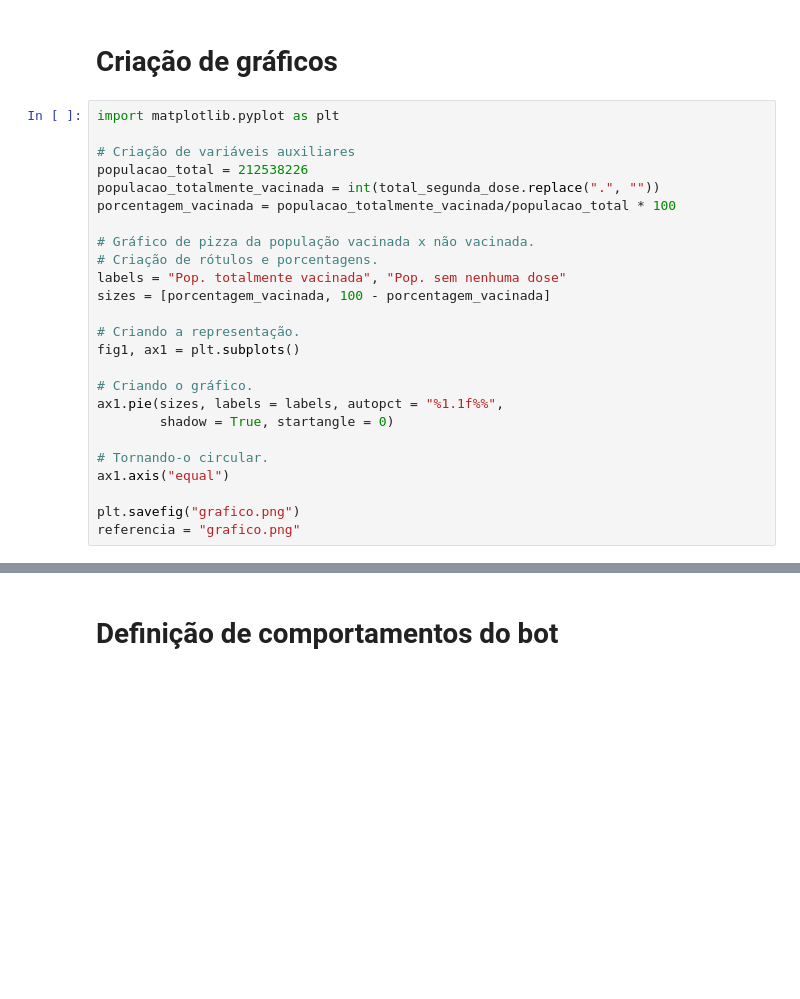
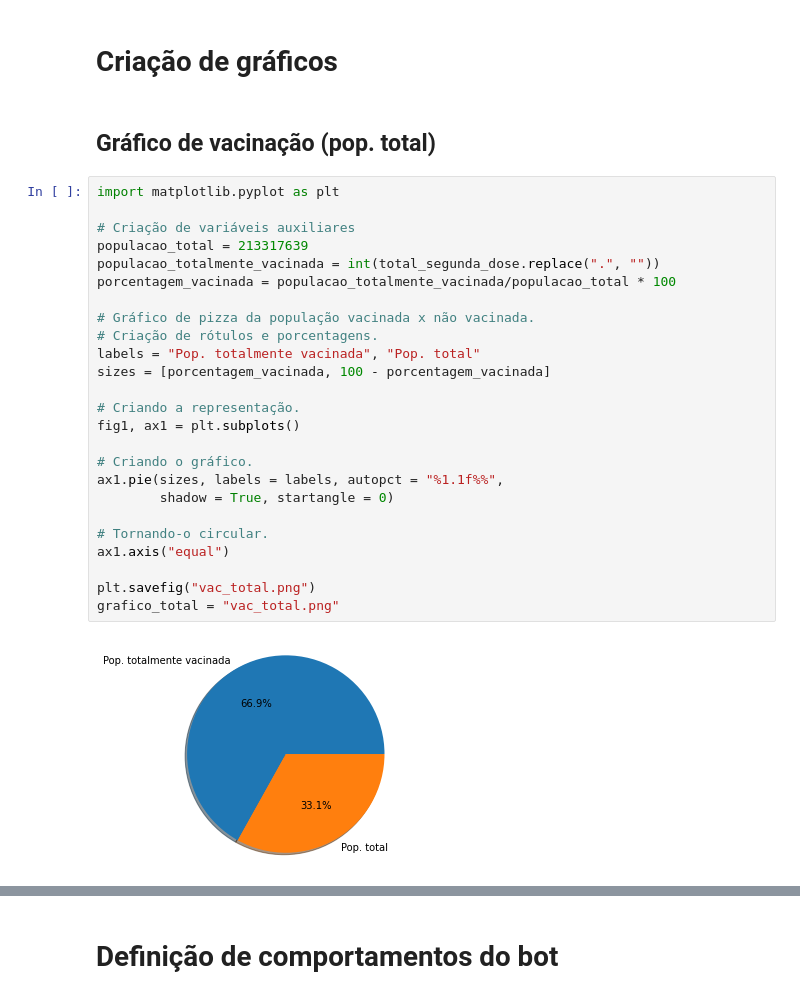
Before and after one commit to NilsonCesar/projetos-de-engenharia, a Jupyter notebook: projetos-de-engenharia-1/CoronavirusBrasilBot.ipynb, the cells around one changed output, grey strips where cells are left out. Saved outputs shown, nothing was run; the diff lists cells and outputs as text; blank space fills up the shorter version.

Commit message:
Reestruturação do código. Implementação do gráfico de população vacinável. Criação de comando de reforço.

```diff
--- a/projetos-de-engenharia-1/CoronavirusBrasilBot.ipynb
+++ b/projetos-de-engenharia-1/CoronavirusBrasilBot.ipynb
@@ -86,28 +104,32 @@ total_obitos_hoje = formata_numeros(total_obitos_hoje)
 total_obitos = formata_numeros(total_obitos)
 # %% [markdown]
 # Criação de gráficos
+# %% [markdown]
+## Gráfico de vacinação (pop. total)
 # %%
 import matplotlib.pyplot as plt
 
 # Criação de variáveis auxiliares
-populacao_total = 212538226
+populacao_total = 213317639
 populacao_totalmente_vacinada = int(total_segunda_dose.replace(".", ""))
 porcentagem_vacinada = populacao_totalmente_vacinada/populacao_total * 100
 
 # Gráfico de pizza da população vacinada x não vacinada.
 # Criação de rótulos e porcentagens.
-labels = "Pop. totalmente vacinada", "Pop. sem nenhuma dose"
+labels = "Pop. totalmente vacinada", "Pop. total"
 sizes = [porcentagem_vacinada, 100 - porcentagem_vacinada]
 
 # Criando a representação.
 fig1, ax1 = plt.subplots()
 
 # Criando o gráfico.
 ax1.pie(sizes, labels = labels, autopct = "%1.1f%%",
         shadow = True, startangle = 0)
 
 # Tornando-o circular.
 ax1.axis("equal")
 
-plt.savefig("grafico.png")
-referencia = "grafico.png"
+plt.savefig("vac_total.png")
+grafico_total = "vac_total.png"
+# %% [output]
+[figure, added]
```
Also changed, not shown: parts of 7 cells of this notebook.
